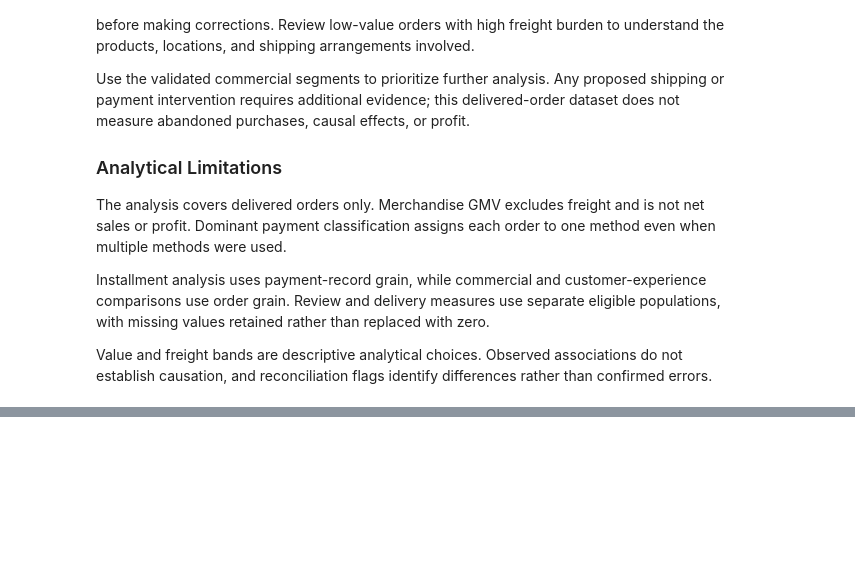
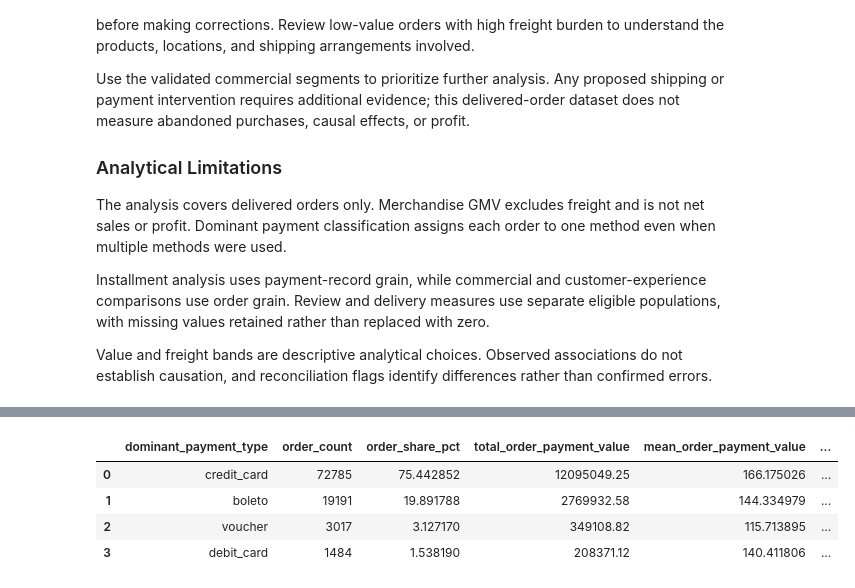
Before and after one commit to Yash1thHJ/DataAnalyst, a Jupyter notebook: notebooks/07_payment_and_commercial_analysis.ipynb, the cells around one changed output, grey strips where cells are left out. Drawn from its saved outputs; the diff is of its cells as text; code cells hidden in the pictures; blank space fills up the shorter version.

Commit message:
Complete dominant-payment-method analysis and reconciliation

```diff
--- a/notebooks/07_payment_and_commercial_analysis.ipynb
+++ b/notebooks/07_payment_and_commercial_analysis.ipynb
@@ -2407,0 +2423,13 @@ Value and freight bands are descriptive analytical choices. Observed association
+# %%
+# Combine existing Python dominant-payment summaries for SQL reconciliation.
+python_dominant_payment_summary = dominant_payment_method_summary.merge(dominant_payment_value_summary, on='dominant_payment_type', validate='one_to_one')
+# %%
+# Calculate each dominant method's share of total order payment value.
+python_dominant_payment_summary['payment_value_share_pct'] = (python_dominant_payment_summary['total_order_payment_value'] / python_dominant_payment_summary['total_order_payment_value'].sum()) * 100
+python_dominant_payment_summary
+# %% [output]
+|  | dominant_payment_type | order_count | order_share_pct | total_order_payment_value | mean_order_payment_value | ... |
+| 0 | credit_card | 72785 | 75.442852 | 12095049.25 | 166.175026 | ... |
+| 1 | boleto | 19191 | 19.891788 | 2769932.58 | 144.334979 | ... |
+| 2 | voucher | 3017 | 3.127170 | 349108.82 | 115.713895 | ... |
+| 3 | debit_card | 1484 | 1.538190 | 208371.12 | 140.411806 | ... |
```
Also changed, not shown: parts of 4 cells of this notebook, 2 other files.
